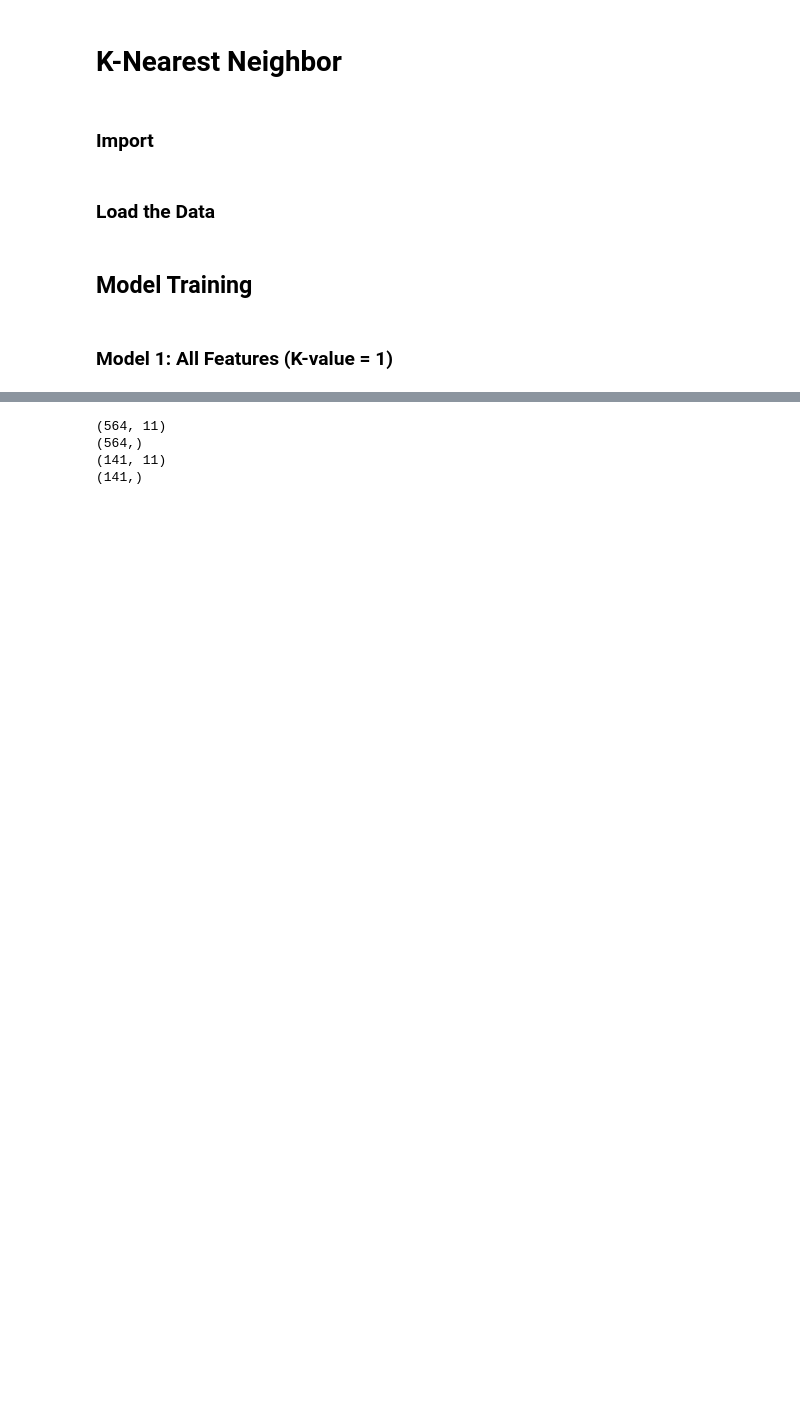
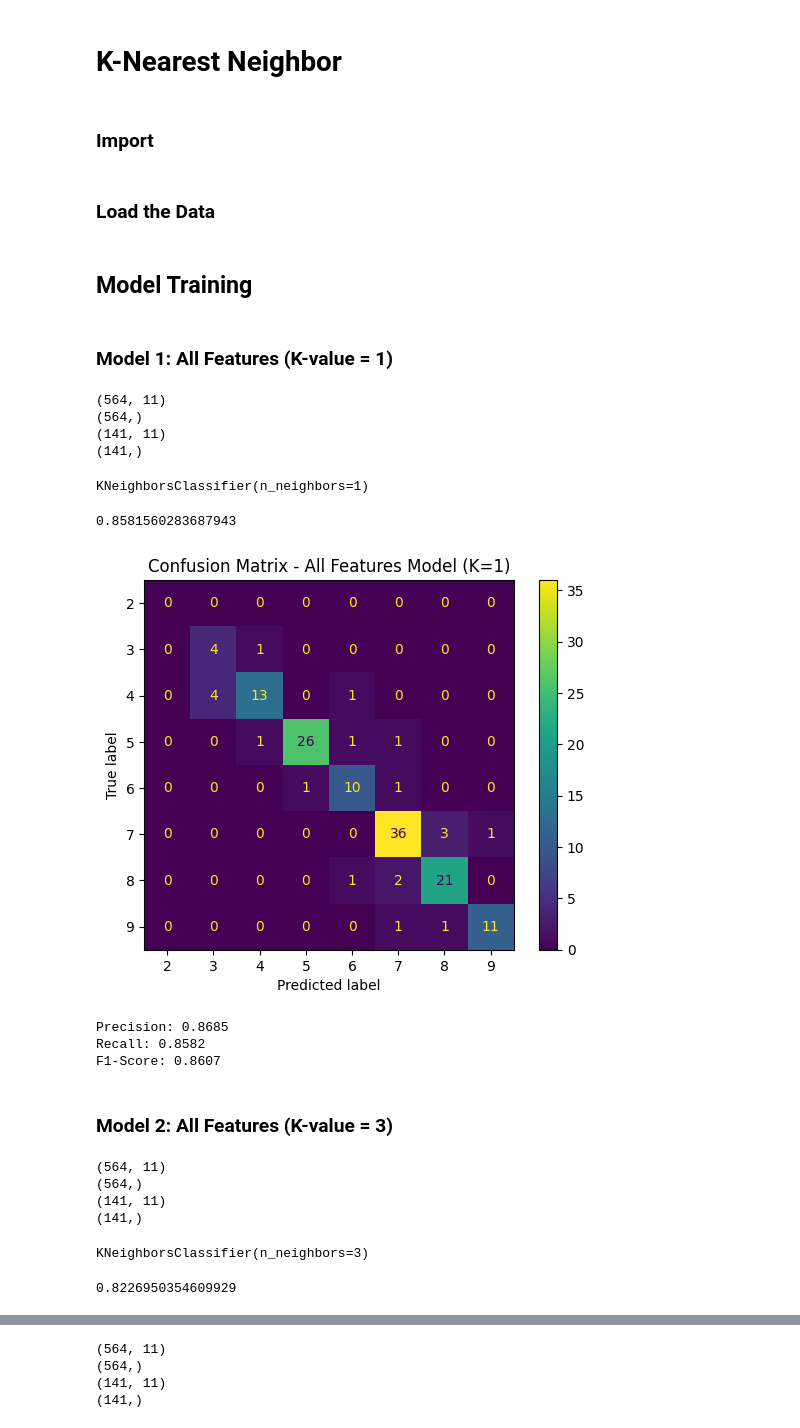
Before and after one commit to leonnmarcoo/CCMACLRL_COM232_PROJECT, a Jupyter notebook: Model Training/knn.ipynb, the cells around one changed output, grey strips where cells are left out. Cells and saved outputs as stored; diff of their text form; code cells hidden in the pictures; blank space fills up the shorter version.

```diff
--- a/Model Training/knn.ipynb
+++ b/Model Training/knn.ipynb
@@ -20,3 +20,21 @@ df = pd.read_csv('../cleaned_data.csv')
 ## **Model Training**
 # %% [markdown]
 ### **Model 1: All Features (K-value = 1)**
+# %%
+X = df.drop(columns=['Addicted_Score']).values
+y = df['Addicted_Score'].values
+# %%
+X_train1, X_test1, y_train1, y_test1 = train_test_split(X,
+                                                    y,
+                                                    test_size=0.2,
+                                                    random_state=5)
+# %%
+print(X_train1.shape)
+print(y_train1.shape)
+print(X_test1.shape)
+print(y_test1.shape)
+# %% [output]
+(564, 11)
+(564,)
+(141, 11)
+(141,)
@@ -22,0 +43,34 @@ df = pd.read_csv('../cleaned_data.csv')
+# %%
+knn.fit(X_train1, y_train1)
+# %% [output]
+KNeighborsClassifier(n_neighbors=1)
+# %%
+y_pred1 = knn.predict(X_test1)
+# %%
+metrics.accuracy_score(y_test1, y_pred1)
+# %% [output]
+0.8581560283687943
+# %%
+conf_matrix = confusion_matrix(y_test1, y_pred1, labels=knn.classes_)
+
+disp = ConfusionMatrixDisplay(confusion_matrix=conf_matrix,
+                              display_labels=knn.classes_)
+disp.plot()
+plt.title('Confusion Matrix - All Features Model (K=1)')
+plt.show()
+# %% [output]
+[figure, added]
+# %%
+precision = precision_score(y_test1, y_pred1, average='weighted')
+recall = recall_score(y_test1, y_pred1, average='weighted')
+f1 = f1_score(y_test1, y_pred1, average='weighted')
+
+print(f"Precision: {precision:.4f}")
+print(f"Recall: {recall:.4f}")
+print(f"F1-Score: {f1:.4f}")
+# %% [output]
+Precision: 0.8685
+Recall: 0.8582
+F1-Score: 0.8607
+# %% [markdown]
+### **Model 2: All Features (K-value = 3)**
@@ -22,0 +85,10 @@ df = pd.read_csv('../cleaned_data.csv')
+# %%
+print(X_train3.shape)
+print(y_train3.shape)
+print(X_test3.shape)
+print(y_test3.shape)
+# %% [output]
+(564, 11)
+(564,)
+(141, 11)
+(141,)
@@ -22,0 +97,4 @@ df = pd.read_csv('../cleaned_data.csv')
+# %%
+knn.fit(X_train3, y_train3)
+# %% [output]
+KNeighborsClassifier(n_neighbors=3)
@@ -22,0 +103,4 @@ df = pd.read_csv('../cleaned_data.csv')
+# %%
+metrics.accuracy_score(y_test3, y_pred3)
+# %% [output]
+0.8226950354609929
```
Also changed, not shown: parts of 47 cells of this notebook, 8 other files.
